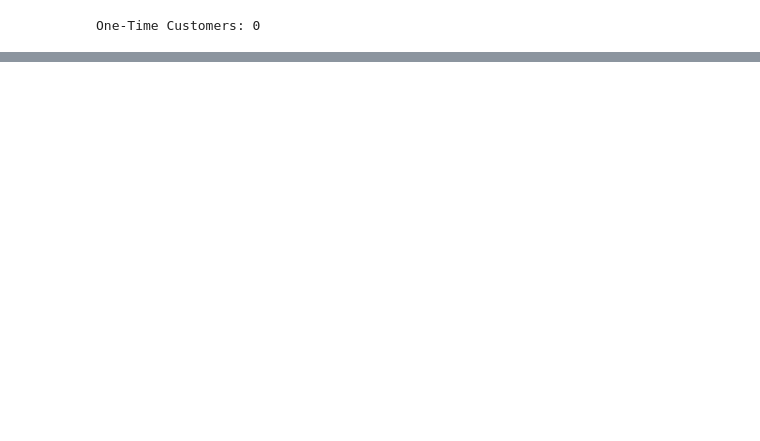
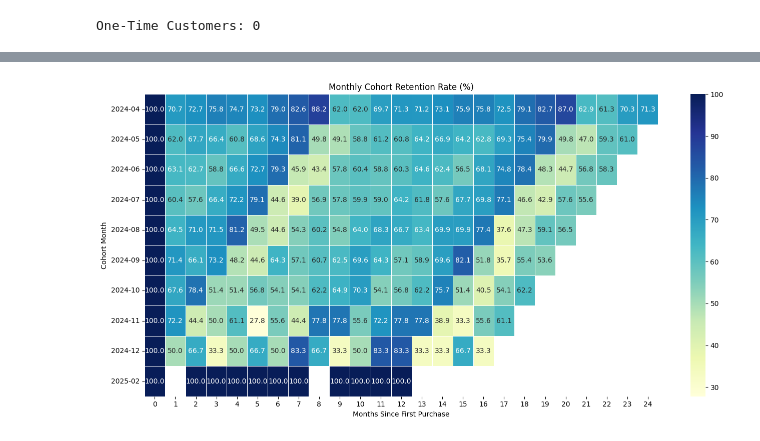
Before and after one commit to utkxrshrxj/Billing-and-Transaction-Analytics-System, a Jupyter notebook: btas.ipynb, the cells around one changed output, grey strips where cells are left out. Drawn from its saved outputs; the diff is of its cells as text; code cells hidden in the pictures; blank space fills up the shorter version.

```diff
--- a/btas.ipynb
+++ b/btas.ipynb
@@ -666,0 +933,29 @@ df.to_csv('processed_billing_data.csv', index=False)
+# %%
+# ======================================
+# Cohort Retention Analysis
+# Shows if customers are returning over time (loyalty)
+# ======================================
+
+df['CohortMonth'] = df.groupby('Customer_ID')['Billing_Date'].transform('min').dt.to_period('M')
+df['TransactionMonth'] = df['Billing_Date'].dt.to_period('M')
+
+cohort_data = df.groupby(['CohortMonth', 'TransactionMonth'])['Customer_ID'].nunique().reset_index()
+cohort_data['PeriodNumber'] = (
+    cohort_data['TransactionMonth'] - cohort_data['CohortMonth']
+).apply(lambda x: x.n)
+
+cohort_pivot = cohort_data.pivot_table(index='CohortMonth', columns='PeriodNumber', values='Customer_ID')
+
+# Retention rate
+cohort_size = cohort_pivot.iloc[:, 0]
+retention = cohort_pivot.divide(cohort_size, axis=0).round(3) * 100
+
+plt.figure(figsize=(14, 7))
+sns.heatmap(retention, annot=True, fmt='.1f', cmap='YlGnBu', linewidths=0.5)
+plt.title('Monthly Cohort Retention Rate (%)')
+plt.xlabel('Months Since First Purchase')
+plt.ylabel('Cohort Month')
+plt.tight_layout()
+plt.show()
+# %% [output]
+[figure, added]
```
Also changed, not shown: parts of 47 cells of this notebook.
